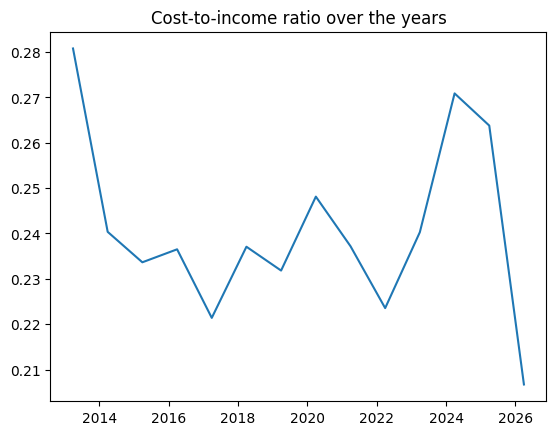
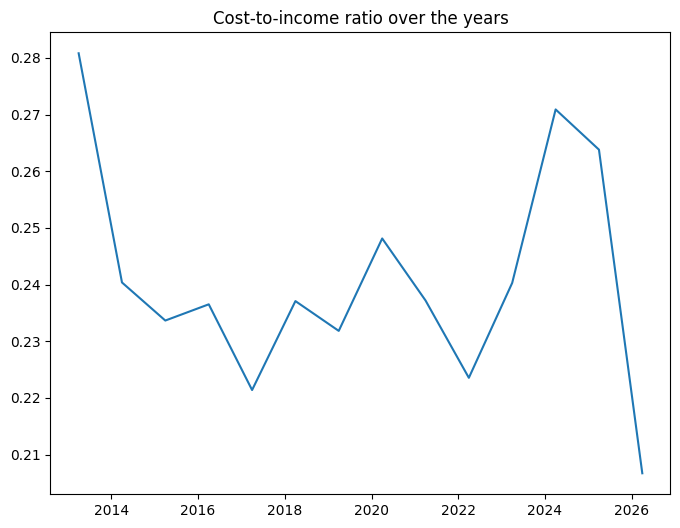
Unified diff of the notebook cell whose output changed from the first chart to the second:
--- before
+++ after
@@ -1,3 +1,5 @@
 # @title
+fig=plt.figure(figsize=(8,6))
+
 plt.plot(cost_to_income)
 plt.title("Cost-to-income ratio over the years")

Commit: Created using Colab